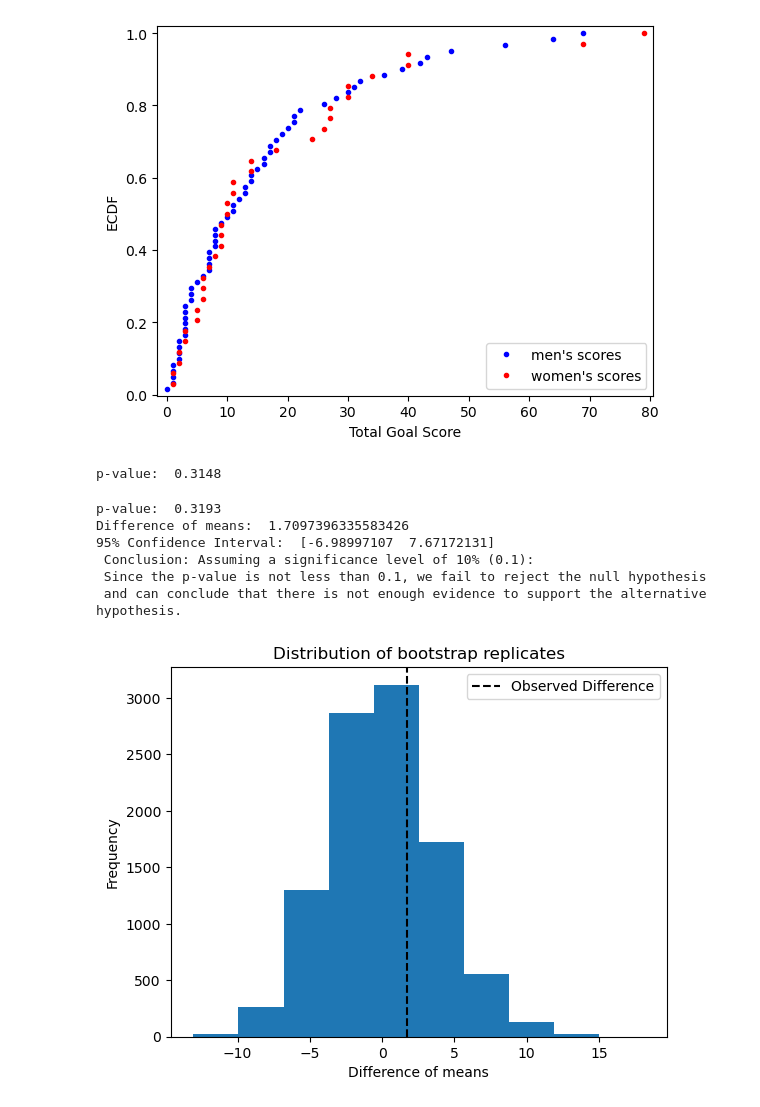
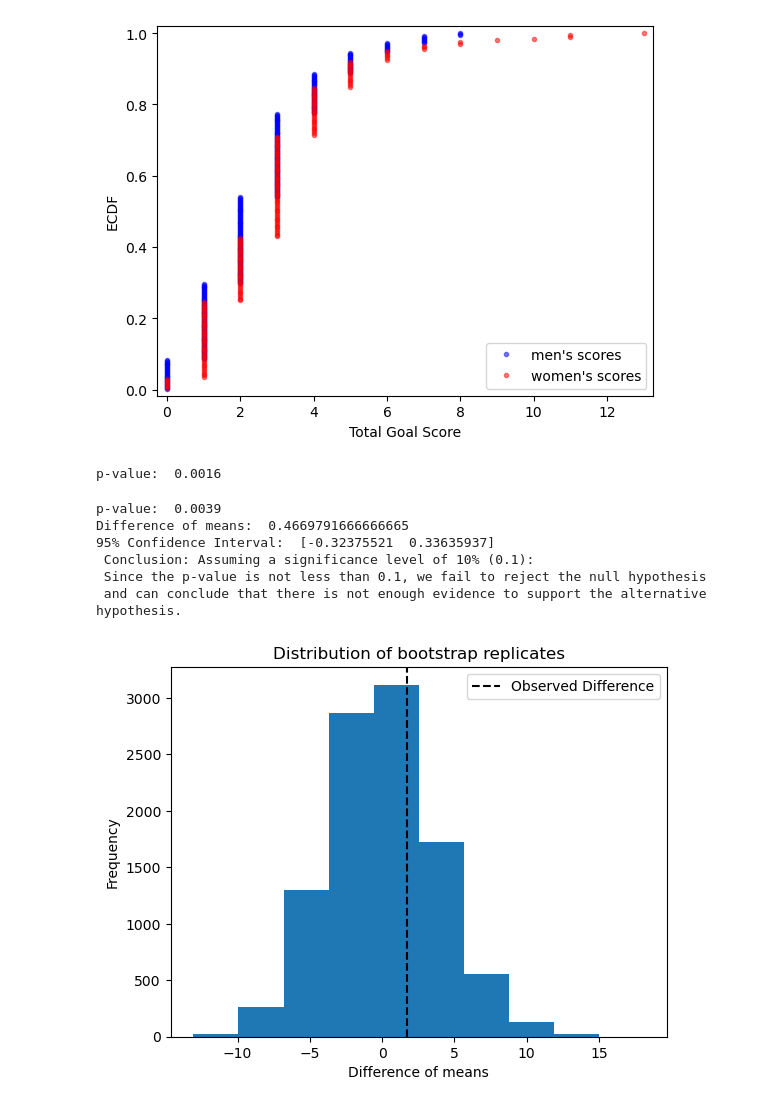
Before and after one commit to Jessica-Haire/Hypothesis-Testing-Football-Scores, a Jupyter notebook: men_vs_women_football_scores.ipynb, the cells around one changed output. Cells and saved outputs as stored; diff of their text form; code cells hidden in the pictures.

```diff
--- a/men_vs_women_football_scores.ipynb
+++ b/men_vs_women_football_scores.ipynb
@@ -10,59 +10,66 @@ import dc_stat_think as dcst
 # Import data
 df_m = pd.read_csv('men_results.csv')
 df_w = pd.read_csv('women_results.csv')
 
 # Parse date column
 df_m['date'] = pd.to_datetime(df_m['date']).dt.strftime('%Y-%m-%d')
 df_w['date'] = pd.to_datetime(df_w['date']).dt.strftime('%Y-%m-%d')
 
 # Slice data as per conditions
 df_m = df_m[(df_m['tournament'] == "FIFA World Cup") & (df_m['date'] >= "2002-01-01")]
 df_w = df_w[(df_w['tournament'] == "FIFA World Cup") & (df_w['date'] >= "2002-01-01")]
 
-# Group and transform data
-df_m_grouped = df_m.groupby('home_team')[['home_score', 'away_score']].sum()
-df_w_grouped = df_w.groupby('home_team')[['home_score', 'away_score']].sum()
+# Summarize
+df_m['total_score'] = np.sum([df_m['home_score'], df_m['away_score']], axis=0)
+df_w['total_score'] = np.sum([df_w['home_score'], df_w['away_score']], axis=0)
 
 
-# Summarize
-df_m_grouped['total_score'] = np.sum([df_m_grouped['home_score'], df_m_grouped['away_score']], axis=0)
-df_w_grouped['total_score'] = np.sum([df_w_grouped['home_score'], df_w_grouped['away_score']], axis=0)
+df_m_mean = np.mean(df_m['total_score'])
+df_w_mean = np.mean(df_w['total_score'])
+
+
+# Compute difference of means (Observed Test Statistic)
+diff_of_means_observed = df_w_mean - df_m_mean
+
 
 # Reshape
-df_m_clean = df_m_grouped.drop(['home_score', 'away_score'], axis=1)
-df_w_clean = df_w_grouped.drop(['home_score', 'away_score'], axis=1)
+df_m = df_m.drop(['home_score', 'away_score'], axis=1)
+df_w = df_w.drop(['home_score', 'away_score'], axis=1)
 
 # Make x and y arrays to plot ecdf
-x_m = np.sort(df_m_clean['total_score'])
+x_m = np.sort(df_m['total_score'])
 n_m = len(x_m)
 y_m = np.arange(1, n_m+1)/n_m
 
-x_w = np.sort(df_w_clean['total_score'])
+x_w = np.sort(df_w['total_score'])
 n_w = len(x_w)
 y_w = np.arange(1, n_w+1)/n_w
 
-# Plot ECDF
-_ = plt.plot(x_m, y_m, marker='.', linestyle='none', color='blue')
-_ = plt.plot(x_w, y_w, marker='.', linestyle='none', color='red')
+# # Plot ECDF
+_ = plt.plot(x_m, y_m, marker='.', linestyle='none', color='blue', alpha=0.5)
+_ = plt.plot(x_w, y_w, marker='.', linestyle='none', color='red', alpha=0.5)
 _ = plt.xlabel('Total Goal Score')
 _ = plt.ylabel('ECDF')
 _ = plt.legend(('men\'s scores', 'women\'s scores'), loc='lower right')
 plt.margins(0.02)
 plt.show()
 # %% [output]
-[figure, old version]
+[figure, new version]
 # %%
 # Computing p-value with Permutation Test
 
 # Compute the mean
-df_m_clean_mean = np.mean(df_m_clean['total_score'])
-df_w_clean_mean = np.mean(df_w_clean['total_score'])
+df_m_mean = np.mean(df_m['total_score'])
+df_w_mean = np.mean(df_w['total_score'])
 
-# Compute difference of means (Observed Test Statistic)
-diff_of_means_observed = df_w_clean_mean - df_m_clean_mean
+# print(df_m_clean_mean)
+# print(df_w_clean_mean)
+
+# # Compute difference of means (Observed Test Statistic)
+diff_of_means_observed = df_w_mean - df_m_mean
 
 # Generate replicates
-perm_replicates = dcst.draw_perm_reps(df_w_clean['total_score'], df_m_clean['total_score'], dcst.diff_of_means, 10000)
+perm_replicates = dcst.draw_perm_reps(df_w['total_score'], df_m['total_score'], dcst.diff_of_means, 10000)
 
 # Compute p-value
 p = np.sum(perm_replicates >= diff_of_means_observed)/10000
@@ -70,20 +77,20 @@ p = np.sum(perm_replicates >= diff_of_means_observed)/10000
 # Print p-value
 print('p-value: ', p)
 # %% [output]
-p-value:  0.3148
+p-value:  0.0016
 # %%
 # Running a bootstrap hypothesis test in order to compute the p-value and 95% Confidence Interval
 
 # Compute combined mean to normalise datasets
-combined_mean = (df_m_clean_mean + df_w_clean_mean) / 2
+combined_mean = (df_m_mean + df_w_mean) / 2
 
 # new arrays to perform bootstrap on
-men_shifted = (df_m_clean - df_m_clean_mean) + combined_mean
-women_shifted = (df_w_clean - df_w_clean_mean) + combined_mean
+men_shifted = (df_m['total_score'] - df_m_mean) + combined_mean
+women_shifted = (df_w['total_score'] - df_w_mean) + combined_mean
 
 # Acquire 10000 replicates of means
-replicates_m = dcst.draw_bs_reps(men_shifted['total_score'], np.mean, size=10000)
-replicates_w = dcst.draw_bs_reps(women_shifted['total_score'], np.mean, size=10000)
+replicates_m = dcst.draw_bs_reps(men_shifted, np.mean, size=10000)
+replicates_w = dcst.draw_bs_reps(women_shifted, np.mean, size=10000)
 
 # Compute difference of means for replicates (Sample Test Statistic)
 diff_of_means_reps = replicates_w - replicates_m
@@ -98,9 +105,9 @@ conf_int = np.percentile(diff_of_means_reps, [2.5, 97.5])
 conclusion = "Conclusion: Assuming a significance level of 10% (0.1): \n Since the p-value is not less than 0.1, we fail to reject the null hypothesis\n and can conclude that there is not enough evidence to support the alternative hypothesis."
 print('Difference of means: ', diff_of_means_observed,'\n' '95% Confidence Interval: ', conf_int, '\n', conclusion)
 # %% [output]
-p-value:  0.3193
-Difference of means:  1.7097396335583426
-95% Confidence Interval:  [-6.98997107  7.67172131]
+p-value:  0.0039
+Difference of means:  0.4669791666666665
+95% Confidence Interval:  [-0.32375521  0.33635937]
  Conclusion: Assuming a significance level of 10% (0.1):
  Since the p-value is not less than 0.1, we fail to reject the null hypothesis
  and can conclude that there is not enough evidence to support the alternative hypothesis.
```
Also changed, not shown: parts of 1 cell of this notebook.
